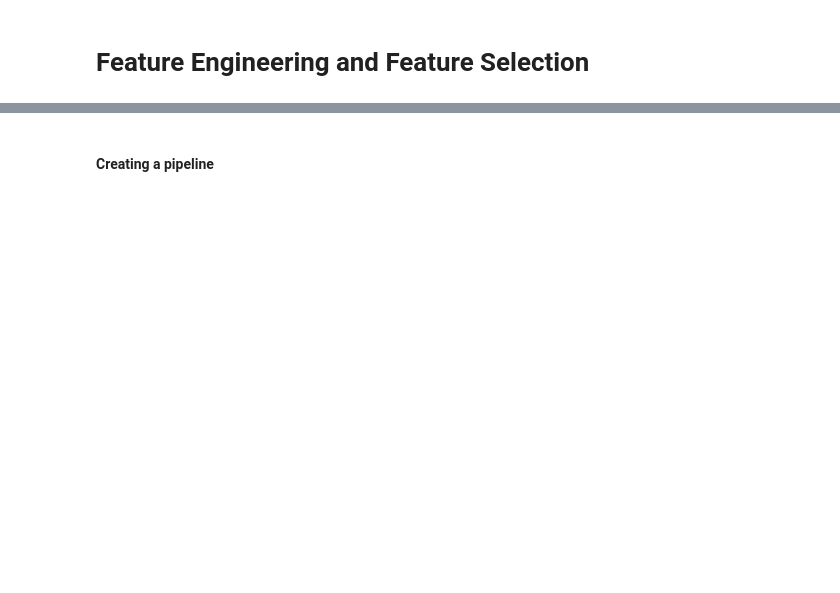
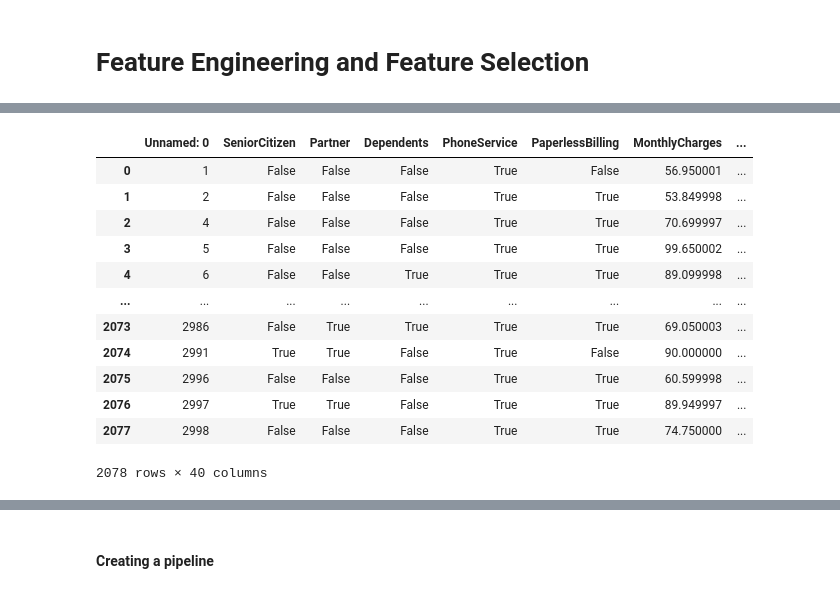
Before and after one commit to Ephicho/Classification, a Jupyter notebook: classification.ipynb, the cells around one changed output, grey strips where cells are left out. Saved outputs shown, nothing was run; the diff lists cells and outputs as text; code cells hidden in the pictures; blank space fills up the shorter version.

```diff
--- a/classification.ipynb
+++ b/classification.ipynb
@@ -465,0 +541,18 @@ plt.show()
+# %%
+#accessing preprocessed data
+data_raw = pd.read_csv('data_churn.csv')
+data_raw
+# %% [output]
+|  | Unnamed: 0 | SeniorCitizen | Partner | Dependents | PhoneService | PaperlessBilling | MonthlyCharges | ... |
+| 0 | 1 | False | False | False | True | False | 56.950001 | ... |
+| 1 | 2 | False | False | False | True | True | 53.849998 | ... |
+| 2 | 4 | False | False | False | True | True | 70.699997 | ... |
+| 3 | 5 | False | False | False | True | True | 99.650002 | ... |
+| 4 | 6 | False | False | True | True | True | 89.099998 | ... |
+| ... | ... | ... | ... | ... | ... | ... | ... | ... |
+| 2073 | 2986 | False | True | True | True | True | 69.050003 | ... |
+| 2074 | 2991 | True | True | False | True | False | 90.000000 | ... |
+| 2075 | 2996 | False | False | False | True | True | 60.599998 | ... |
+| 2076 | 2997 | True | True | False | True | True | 89.949997 | ... |
+| 2077 | 2998 | False | False | False | True | True | 74.750000 | ... |
+2078 rows × 40 columns
```
Also changed, not shown: parts of 25 cells of this notebook, 1 other file.
